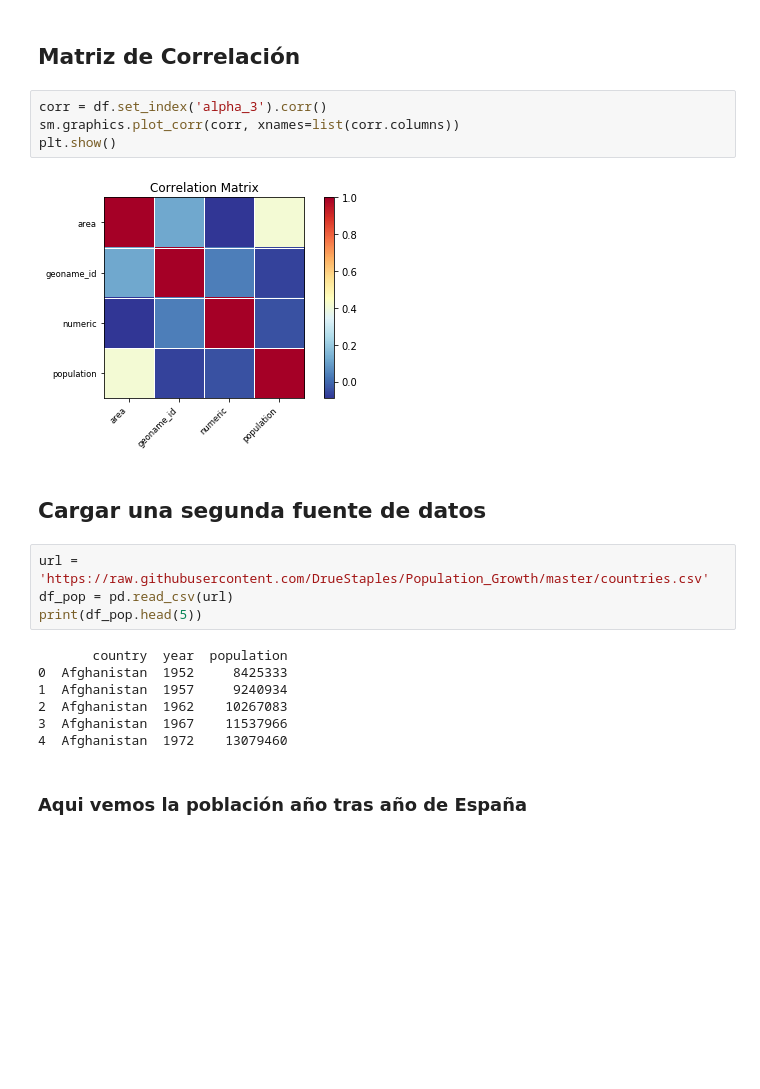
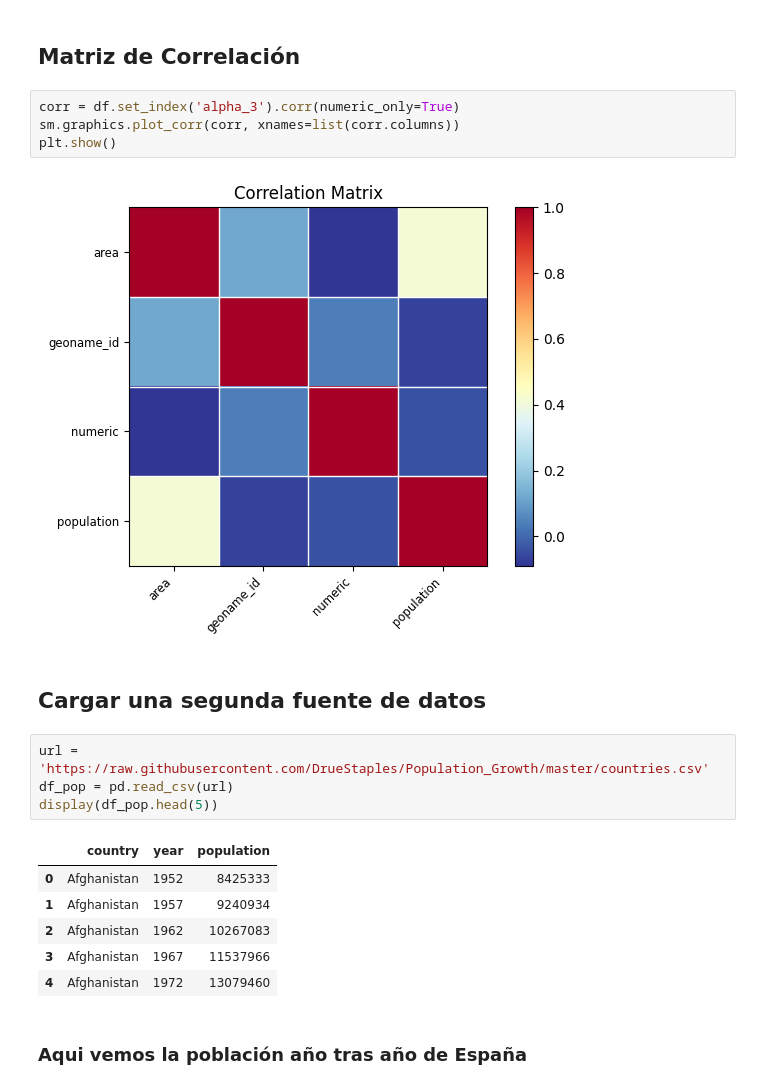
Before and after one commit to jbagnato/machine-learning, a Jupyter notebook: Ejercicio_EDA.ipynb, the cells around one changed output. Saved outputs shown, nothing was run; the diff lists cells and outputs as text; blank space fills up the shorter version.

```diff
--- a/Ejercicio_EDA.ipynb
+++ b/Ejercicio_EDA.ipynb
@@ -76,24 +65,24 @@ df.describe()
 # %% [markdown]
 ## Matriz de Correlación
 # %%
-corr = df.set_index('alpha_3').corr()
+corr = df.set_index('alpha_3').corr(numeric_only=True)
 sm.graphics.plot_corr(corr, xnames=list(corr.columns))
 plt.show()
 # %% [output]
-[figure, old version]
+[figure, new version]
 # %% [markdown]
 ## Cargar una segunda fuente de datos
 # %%
 url = 'https://raw.githubusercontent.com/DrueStaples/Population_Growth/master/countries.csv'
 df_pop = pd.read_csv(url)
-print(df_pop.head(5))
+display(df_pop.head(5))
 # %% [output]
-       country  year  population
-0  Afghanistan  1952     8425333
-1  Afghanistan  1957     9240934
-2  Afghanistan  1962    10267083
-3  Afghanistan  1967    11537966
-4  Afghanistan  1972    13079460
+|  | country | year | population |
+| 0 | Afghanistan | 1952 | 8425333 |
+| 1 | Afghanistan | 1957 | 9240934 |
+| 2 | Afghanistan | 1962 | 10267083 |
+| 3 | Afghanistan | 1967 | 11537966 |
+| 4 | Afghanistan | 1972 | 13079460 |
 # %% [markdown]
 ### Aqui vemos la población año tras año de España
 # %%
```
Also changed, not shown: parts of 12 cells of this notebook.
